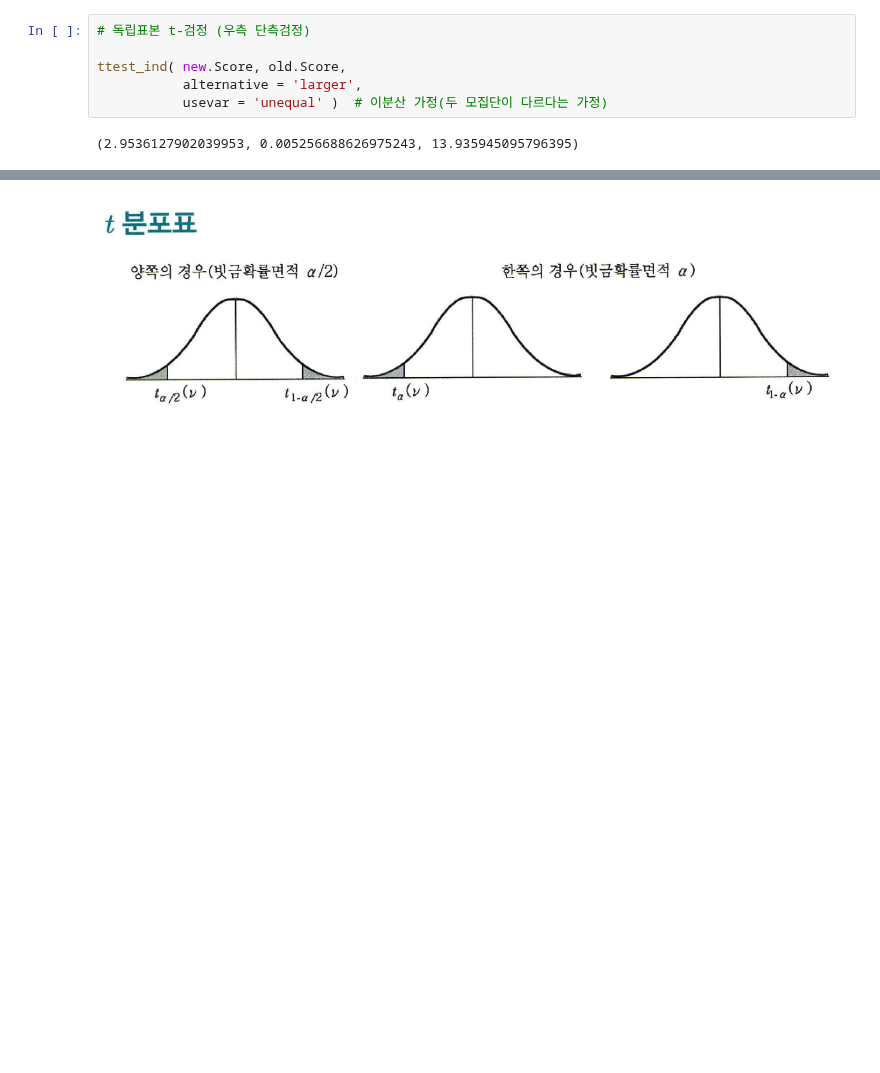
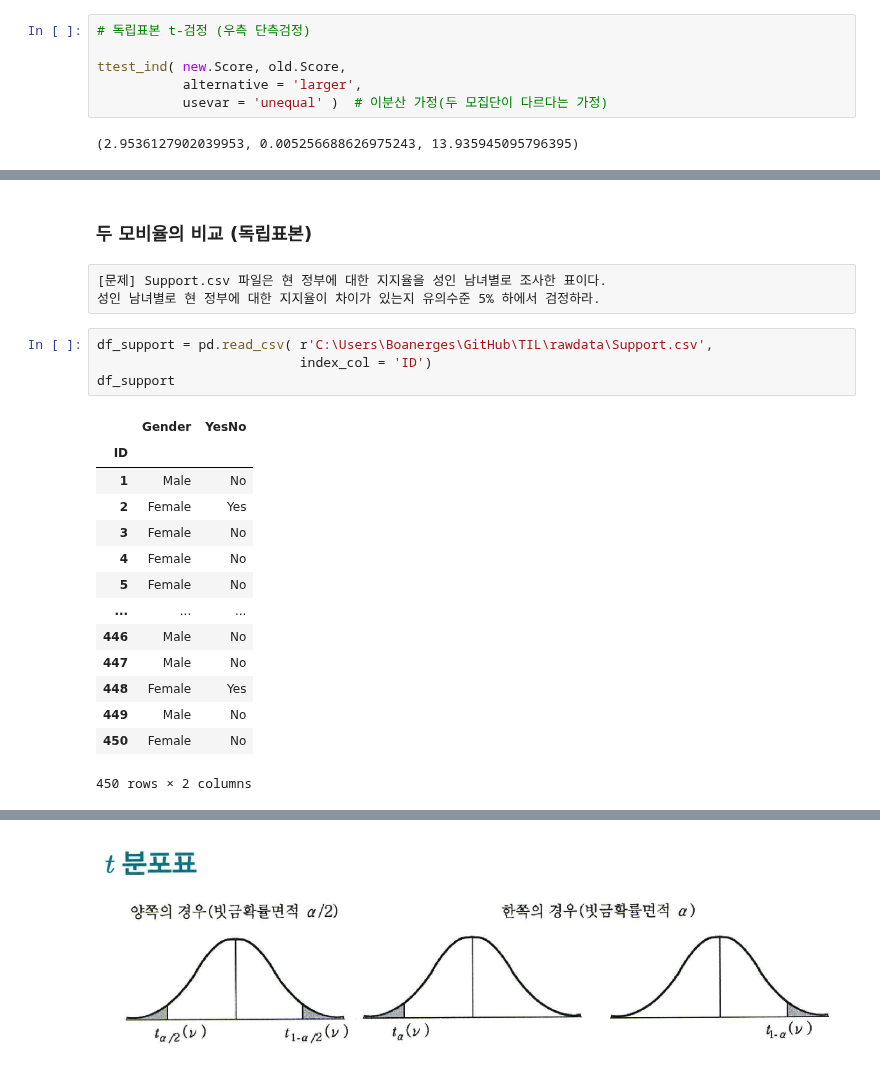
Before and after one commit to anjuiswhat/TIL, a Jupyter notebook: ADP_study/통계분석_statsmodels & SciPy.ipynb, the cells around one changed output, grey strips where cells are left out. Cells and saved outputs as stored; diff of their text form; blank space fills up the shorter version.

```diff
--- a/ADP_study/통계분석_statsmodels & SciPy.ipynb
+++ b/ADP_study/통계분석_statsmodels & SciPy.ipynb
@@ -654,3 +646,27 @@ spst.ttest_ind( new.Score, old.Score,
                 equal_var = False )  # 이분산 가정(두 모집단이 다르다는 가정)
 # %% [output]
 Ttest_indResult(statistic=2.9536127902039953, pvalue=0.005256688626975245)
+# %% [markdown]
+### 두 모비율의 비교 (독립표본)
+# %% [raw]
+[문제] Support.csv 파일은 현 정부에 대한 지지율을 성인 남녀별로 조사한 표이다.
+성인 남녀별로 현 정부에 대한 지지율이 차이가 있는지 유의수준 5% 하에서 검정하라.
+# %%
+df_support = pd.read_csv( r'C:\Users\Boanerges\GitHub\TIL\rawdata\Support.csv',
+                          index_col = 'ID')
+df_support
+# %% [output]
+|  | Gender | YesNo |
+| ID |  |  |
+| 1 | Male | No |
+| 2 | Female | Yes |
+| 3 | Female | No |
+| 4 | Female | No |
+| 5 | Female | No |
+| ... | ... | ... |
+| 446 | Male | No |
+| 447 | Male | No |
+| 448 | Female | Yes |
+| 449 | Male | No |
+| 450 | Female | No |
+450 rows × 2 columns
```
Also changed, not shown: parts of 44 cells of this notebook, 2 other files.
